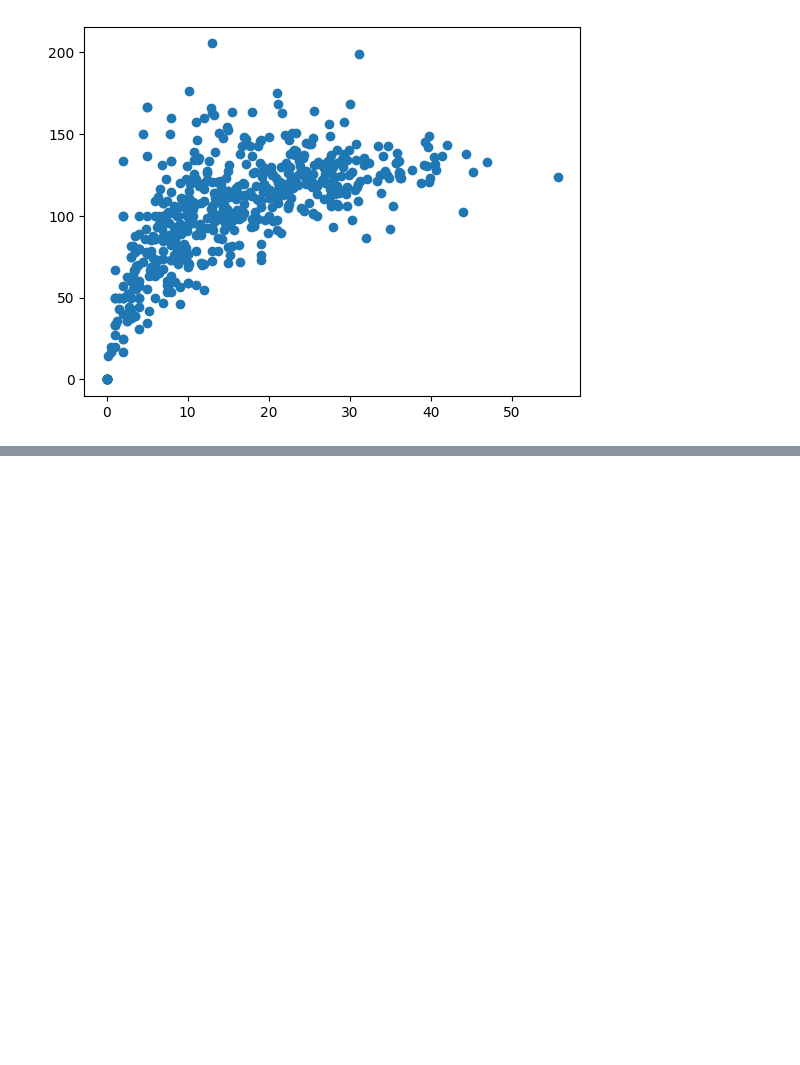
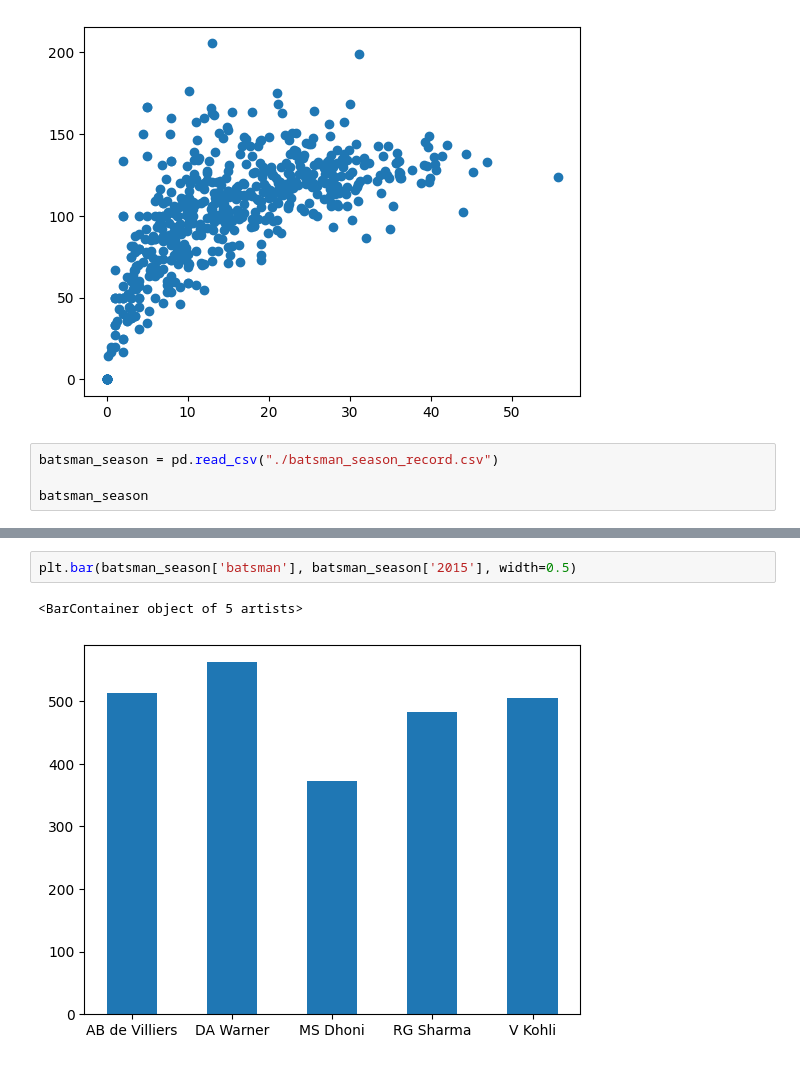
Before and after one commit to Evergreenies/data-science-learning, a Jupyter notebook: stats/38/plot-analysis.ipynb, the cells around one changed output, grey strips where cells are left out. Saved outputs shown, nothing was run; the diff lists cells and outputs as text; blank space fills up the shorter version.

Commit message:
added charts

```diff
--- a/stats/38/plot-analysis.ipynb
+++ b/stats/38/plot-analysis.ipynb
@@ -112,3 +112,7 @@ plt.scatter(batter['avg'], batter['strike_rate'])
 # %% [output]
 <matplotlib.collections.PathCollection at 0x...>
 [figure]
+# %%
+batsman_season = pd.read_csv("./batsman_season_record.csv")
+
+batsman_season
@@ -114,0 +126,5 @@ plt.scatter(batter['avg'], batter['strike_rate'])
+# %%
+plt.bar(batsman_season['batsman'], batsman_season['2015'], width=0.5)
+# %% [output]
+<BarContainer object of 5 artists>
+[figure, added]
```
Also changed, not shown: parts of 10 cells of this notebook.
